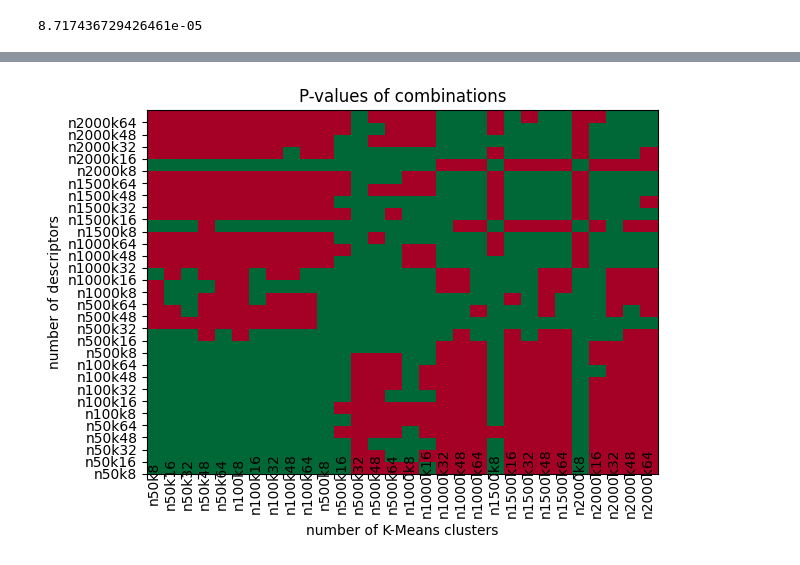
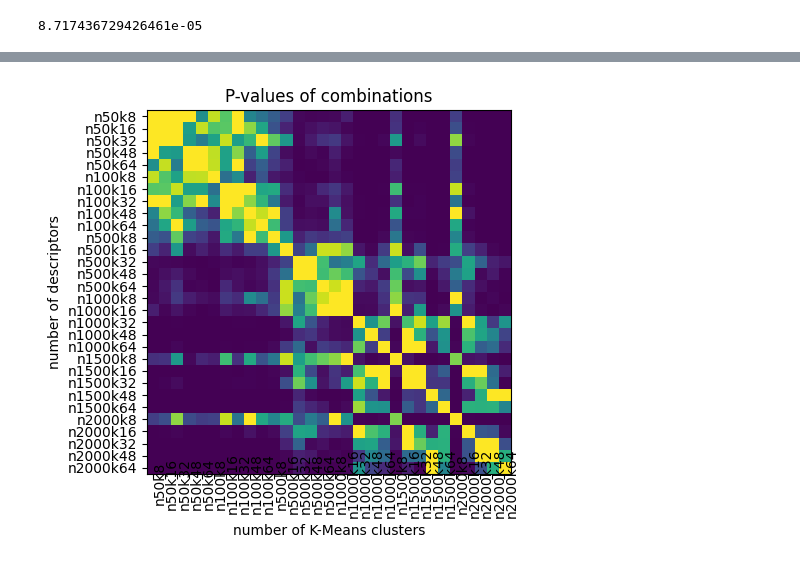
Before and after one commit to timovdk/fir-project, a Jupyter notebook: image-retrieval.ipynb, the cells around one changed output, grey strips where cells are left out. Drawn from its saved outputs; the diff is of its cells as text; code cells hidden in the pictures.

Commit message:
added p-value bin

```diff
--- a/image-retrieval.ipynb
+++ b/image-retrieval.ipynb
@@ -504,32 +490,39 @@ print(ps)
 # %%
 import matplotlib.pyplot as plt
-import pandas as pd
+import pickle
+
+f = open('p-values.bin', 'rb')
+ps = pickle.load(f)
+f.close()
+
+# set p for diagonal to 1
+for i in range(len(ps)):
+    ps[i][i] = 1
 
 xy = ['n50k8', 'n50k16','n50k32','n50k48','n50k64', 'n100k8', 'n100k16','n100k32','n100k48','n100k64','n500k8', 'n500k16','n500k32','n500k48','n500k64','n1000k8', 'n1000k16','n1000k32','n1000k48','n1000k64','n1500k8', 'n1500k16','n1500k32','n1500k48','n1500k64','n2000k8', 'n2000k16','n2000k32','n2000k48','n2000k64']
 
 fig, ax = plt.subplots()
-df = pd.DataFrame(ps)
-#im = ax.imshow(df)
+im = ax.imshow(ps)
 
 # Show all ticks and label them with the respective list entries
 ax.set_xticks(np.arange(len(xy)), labels=xy)
 ax.set_yticks(np.arange(len(xy)), labels=xy)
 
 # Rotate the tick labels and set their alignment.
 plt.setp(ax.get_xticklabels(), rotation=90,
          rotation_mode="anchor")
 
 # Loop over data dimensions and create text annotations.
 #for i in range(len(xy)):
 #    for j in range(len(xy)):
 #        text = ax.text(j, i, round(ps[i, j], 5),
 #                       ha="center", va="center", color="w")
 
-plt.pcolor(df > 0.05, cmap='RdYlGn')
+#plt.pcolor(df > 0.05, cmap='RdYlGn')
 ax.set_title("P-values of combinations")
 ax.set_ylabel("number of descriptors")
 ax.set_xlabel("number of K-Means clusters")
 fig.tight_layout()
 plt.show()
 # %% [output]
-[figure, old version]
+[figure, new version]
```
Also changed, not shown: parts of 2 cells of this notebook, 2 other files.
